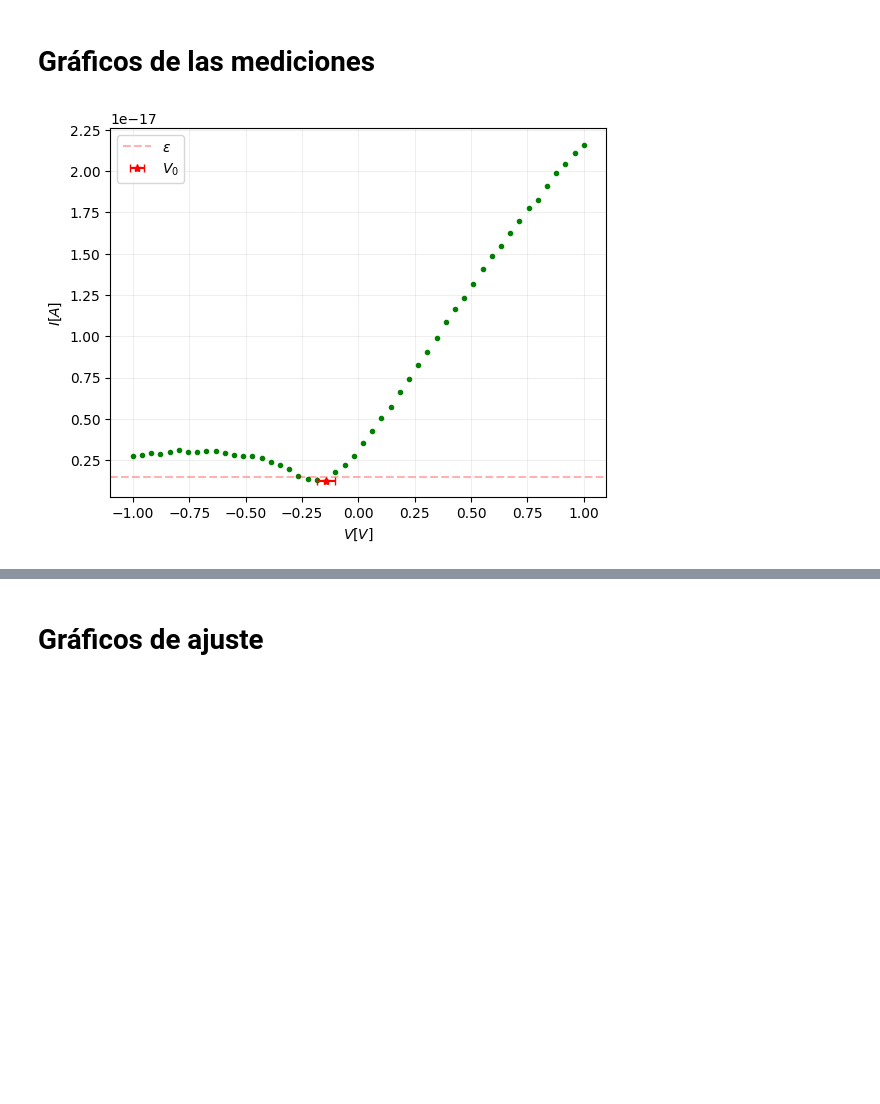
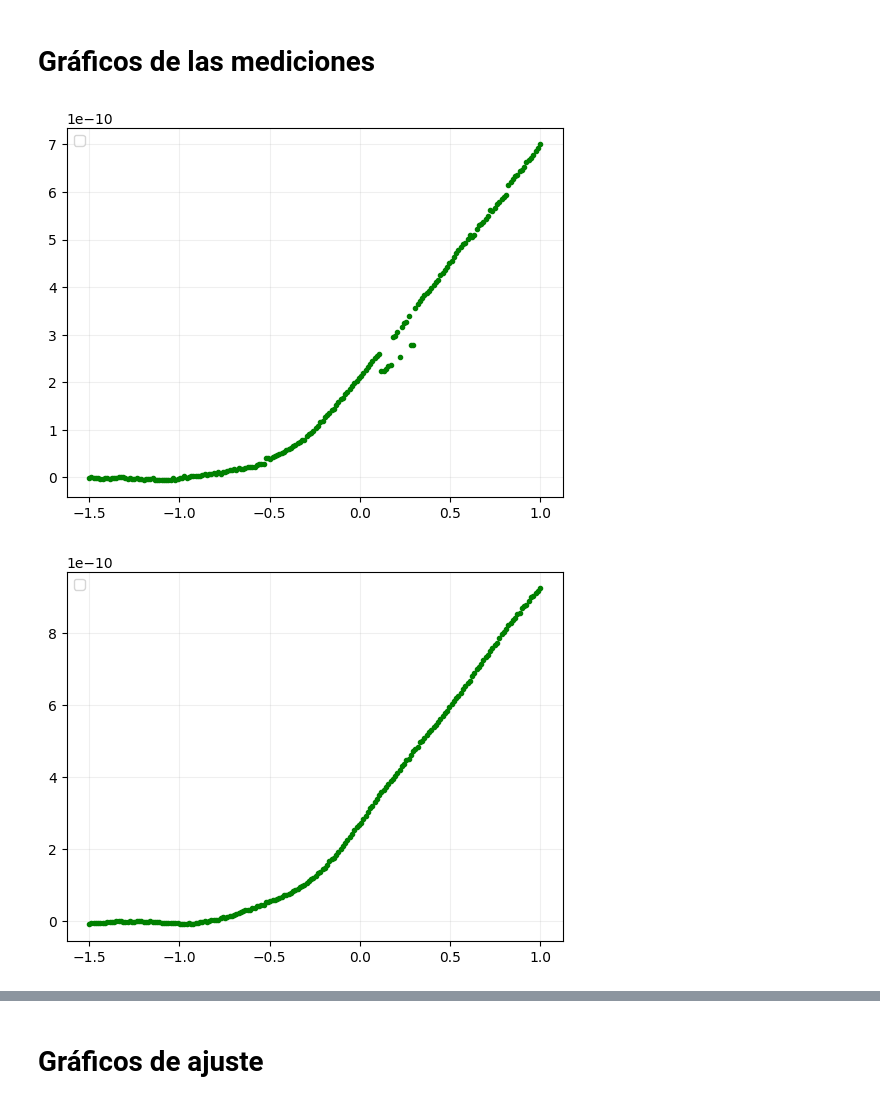
Before and after one commit to BernardoPironio/Efecto-fotoelectrico, a Jupyter notebook: analisis.ipynb, the cells around one changed output, grey strips where cells are left out. Cells and saved outputs as stored; diff of their text form; code cells hidden in the pictures; blank space fills up the shorter version.

```diff
--- a/analisis.ipynb
+++ b/analisis.ipynb
@@ -13,7 +14,7 @@ folder = 'Mediciones'
 fname = os.listdir(folder + '/')
 for file in fname:
     root = folder + '/' + file
-    if file[:7] == 'voltaje':
+    if file[:7] == 'barrido':
         medXYV = np.genfromtxt(root, delimiter = ',')
         N = len(medXYV)
         Xi, Yi, Vi = np.zeros(N - 1), np.zeros(N - 1), np.zeros(N - 1)
@@ -25,11 +26,13 @@ R = [np.sqrt(x**2 + y**2) for x, y in zip(X, Y)]
 # %% [markdown]
 # Cálculo de $I$ y $V_0$
 # %%
-G = 10e6
+#G = 10e6
+G = 1
+ep = .15e-10
 I = [np.sqrt( (x/G)**2 + (y/G)**2 ) for x, y in zip(X, Y)]
 
 # Obtengo el V / I = 0
-def V0min(i, v, epsilon = .15e-17, p = -1):
+def V0min(i, v, epsilon = .20e-10, p = -1):
     ic = i[(i >= 0) & (i <= epsilon)]
     vc = v[(i >= 0) & (i <= epsilon)]
 
@@ -38,25 +41,33 @@ def V0min(i, v, epsilon = .15e-17, p = -1):
 
     return ic0, vc0, err_vc0
 
-I0, V0, err_V0 = [ V0min(Ik, Vk)[0] for Ik, Vk in zip(I, V)], [ V0min(Ik, Vk)[1] for Ik, Vk in zip(I, V)], [ V0min(Ik, Vk)[2] for Ik, Vk in zip(I, V)]
+def v0min(v, x, epsilon = .20e-10):
+    vc = V[(x >= 0) & (x <= epsilon)]
+    xc_ind = list(vc).index(vc[-1])
+
+    # Ajuste
+    popt, pcov =
 # %% [markdown]
 # Gráficos de las mediciones
 # %%
 for k in range(len(I)):
     plt.figure()
 
-    plt.plot(V[k], I[k], '.', color = 'green')
+    plt.plot(V[k], -X[k], '.', color = 'green')
+    """
     plt.errorbar(V0[k], I0[k], fmt = '*', xerr = err_V0[k], capsize = 3,
                  linestyle = 'None', color = 'red', label = r'$V_0$') #-->Puntos de corriente nula
 
-    plt.axhline(.15e-17, color = 'red', linestyle = '--',
+    plt.axhline(ep, color = 'red', linestyle = '--',
                 alpha = 0.3, label = r'$\epsilon$') #--> Referencia tomada
 
     plt.xlabel(r'$V \left[V\right]$')
     plt.ylabel(r'$I \left[A\right]$')
 
+    """
     plt.grid(alpha = 0.2)
     plt.legend(loc = 'upper left')
     plt.show()
 # %% [output]
-[figure, old version]
+[figure, new version]
+[figure, added]
```
Also changed, not shown: parts of 2 cells of this notebook.
